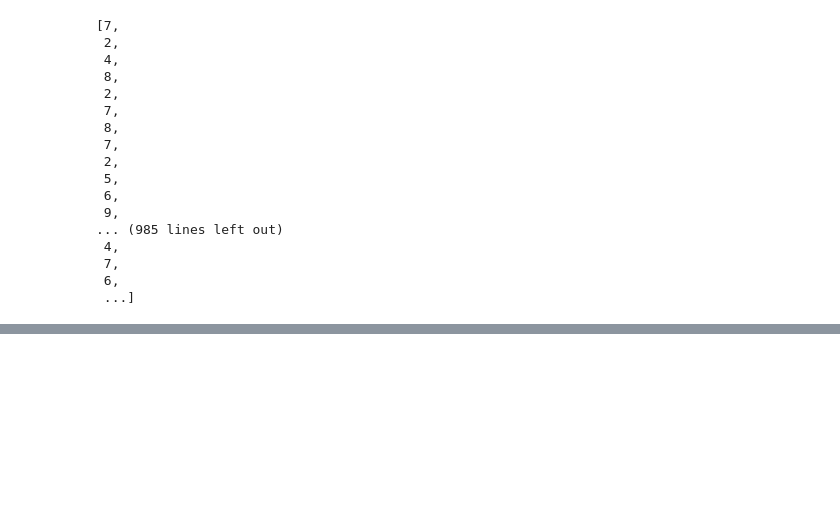
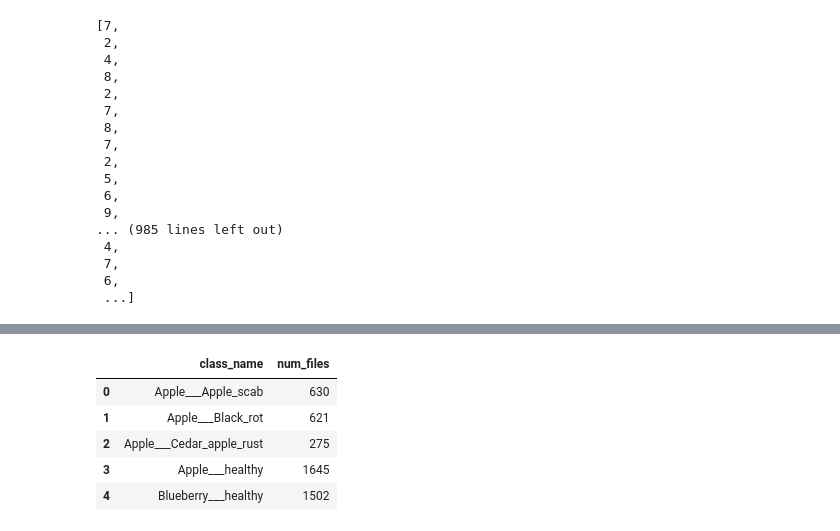
Before and after one commit to bitjockey42/ikapati-research, a Jupyter notebook: notebooks/1.0-agj-data-exploration.ipynb, the cells around one changed output, grey strips where cells are left out. Drawn from its saved outputs; the diff is of its cells as text; code cells hidden in the pictures; blank space fills up the shorter version.

Commit message:
Use table

```diff
--- a/notebooks/1.0-agj-data-exploration.ipynb
+++ b/notebooks/1.0-agj-data-exploration.ipynb
@@ -506,0 +554,10 @@ train_data = [np.load(train_file) for train_file in train_files]
+# %%
+class_count_df = pd.DataFrame(class_counts)
+class_count_df.head()
+# %% [output]
+|  | class_name | num_files |
+| 0 | Apple___Apple_scab | 630 |
+| 1 | Apple___Black_rot | 621 |
+| 2 | Apple___Cedar_apple_rust | 275 |
+| 3 | Apple___healthy | 1645 |
+| 4 | Blueberry___healthy | 1502 |
```
Also changed, not shown: parts of 9 cells of this notebook.
